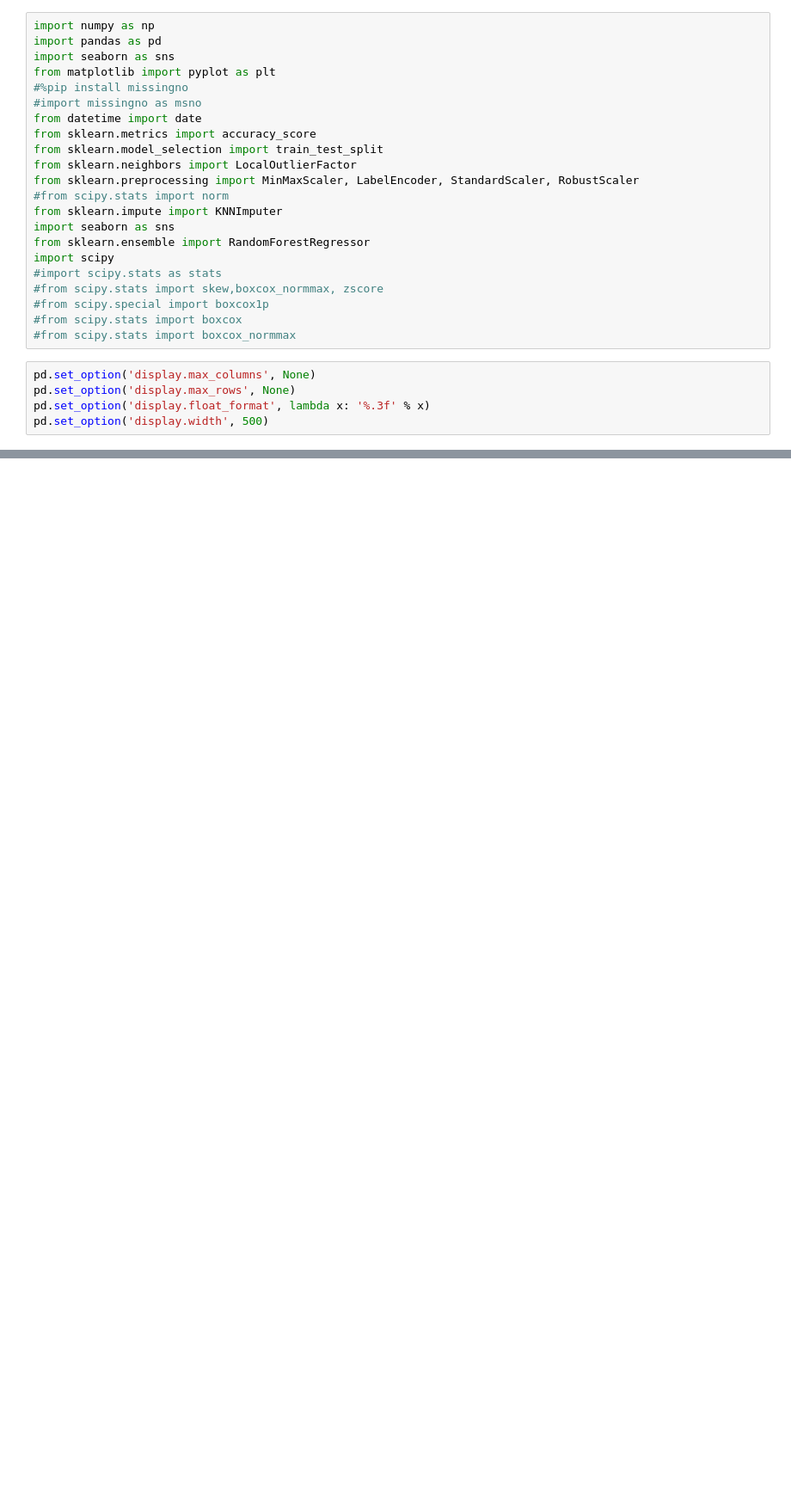
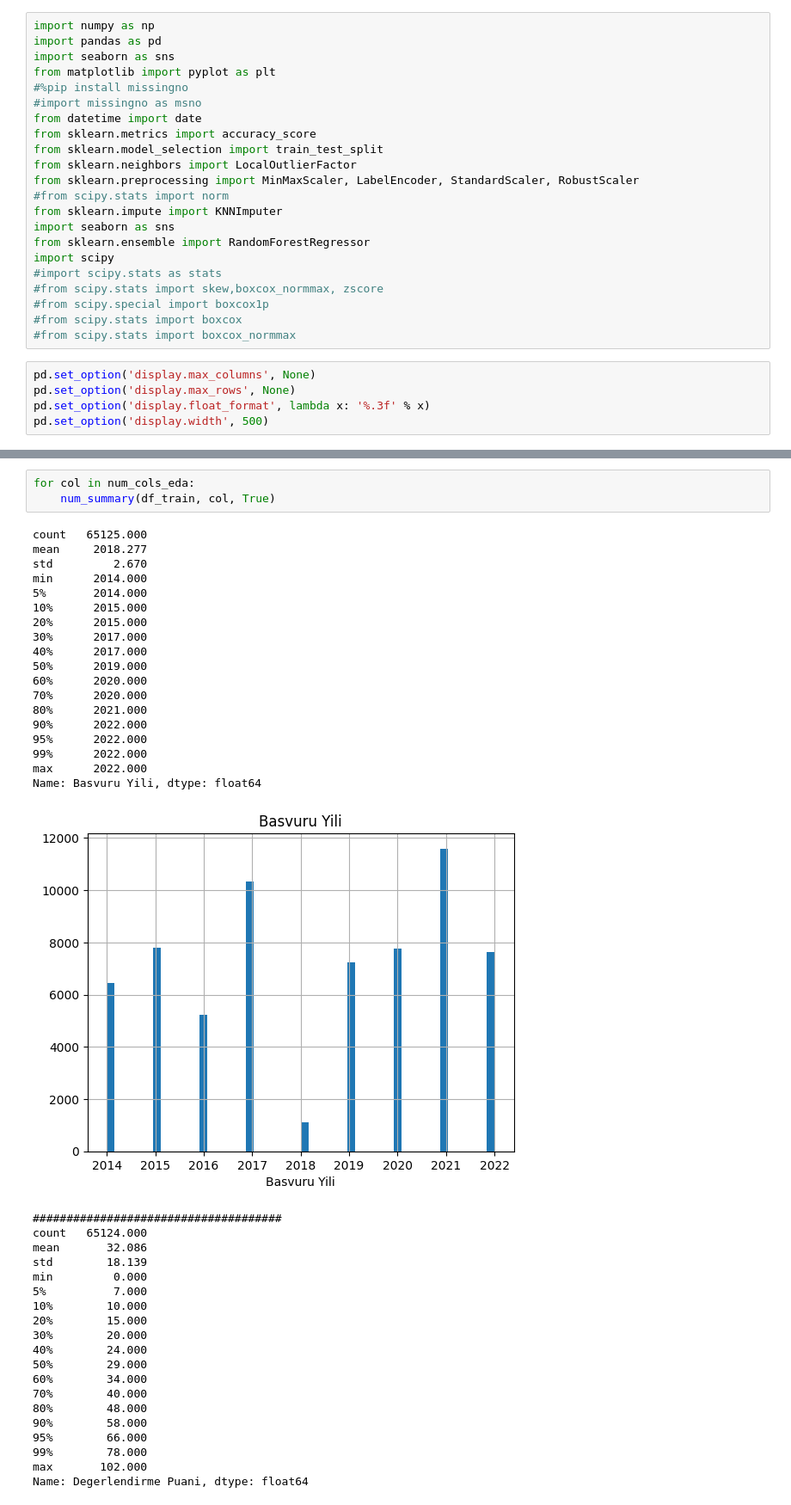
Before and after one commit to Ghostdevc/datathon2024, a Jupyter notebook: research/research.ipynb, the cells around one changed output, grey strips where cells are left out. Shown: that part at 86% size. Cells and saved outputs as stored; diff of their text form; blank space fills up the shorter version.

```diff
--- a/research/research.ipynb
+++ b/research/research.ipynb
@@ -104,0 +360,42 @@ plt.show()
+# %%
+for col in num_cols_eda:
+    num_summary(df_train, col, True)
+# %% [output]
+count   65125.000
+mean     2018.277
+std         2.670
+min      2014.000
+5%       2014.000
+10%      2015.000
+20%      2015.000
+30%      2017.000
+40%      2017.000
+50%      2019.000
+60%      2020.000
+70%      2020.000
+80%      2021.000
+90%      2022.000
+95%      2022.000
+99%      2022.000
+max      2022.000
+Name: Basvuru Yili, dtype: float64
+[figure, added]
+#####################################
+count   65124.000
+mean       32.086
+std        18.139
+min         0.000
+5%          7.000
+10%        10.000
+20%        15.000
+30%        20.000
+40%        24.000
+50%        29.000
+60%        34.000
+70%        40.000
+80%        48.000
+90%        58.000
+95%        66.000
+99%        78.000
+max       102.000
+Name: Degerlendirme Puani, dtype: float64
```
Also changed, not shown: parts of 11 cells of this notebook.
